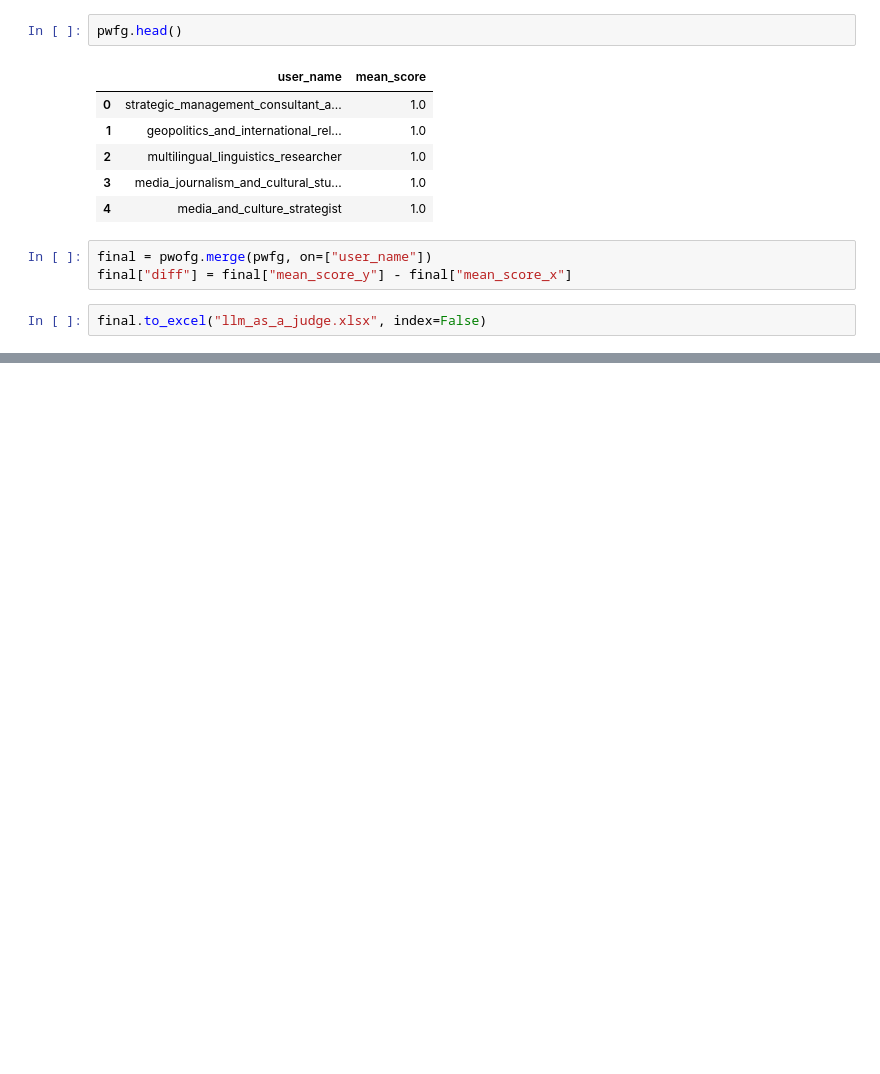
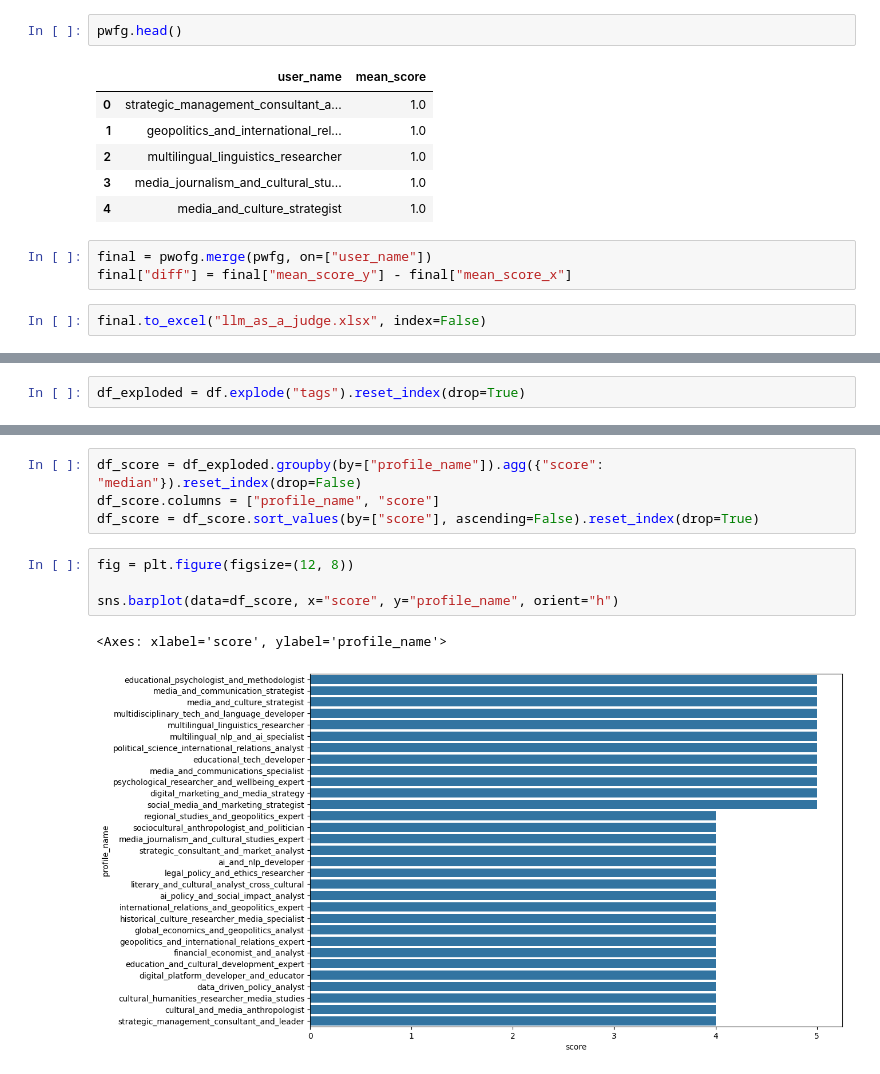
Before and after one commit to rushawx/diploma, a Jupyter notebook: research/07_eda.ipynb, the cells around one changed output, grey strips where cells are left out. Saved outputs shown, nothing was run; the diff lists cells and outputs as text; blank space fills up the shorter version.

```diff
--- a/research/07_eda.ipynb
+++ b/research/07_eda.ipynb
@@ -67,0 +102,2 @@ final.to_excel("llm_as_a_judge.xlsx", index=False)
+# %%
+df_exploded = df.explode("tags").reset_index(drop=True)
@@ -67,0 +135,11 @@ final.to_excel("llm_as_a_judge.xlsx", index=False)
+# %%
+df_score = df_exploded.groupby(by=["profile_name"]).agg({"score": "median"}).reset_index(drop=False)
+df_score.columns = ["profile_name", "score"]
+df_score = df_score.sort_values(by=["score"], ascending=False).reset_index(drop=True)
+# %%
+fig = plt.figure(figsize=(12, 8))
+
+sns.barplot(data=df_score, x="score", y="profile_name", orient="h")
+# %% [output]
+<Axes: xlabel='score', ylabel='profile_name'>
+[figure, added]
```
Also changed, not shown: parts of 21 cells of this notebook, 3 other files.
